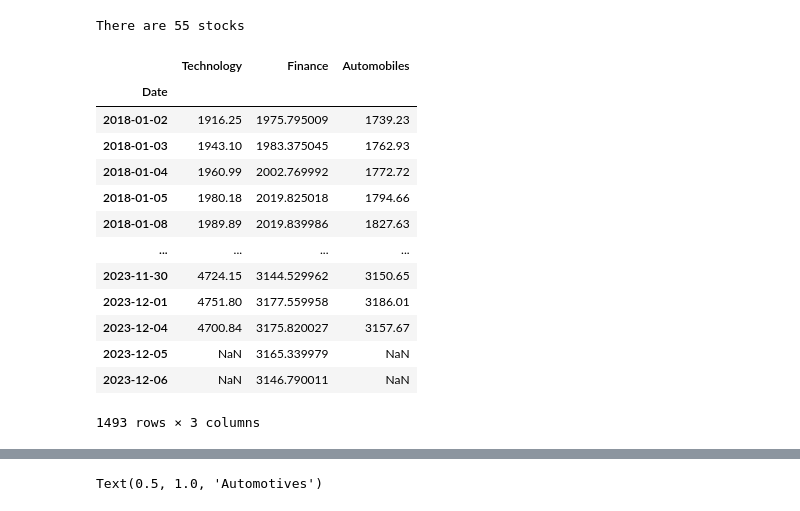
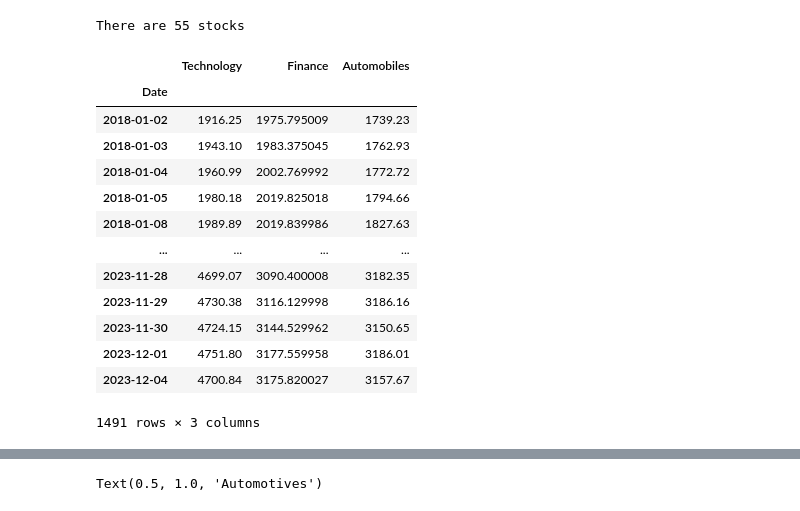
Before and after one commit to alisonands/Stock-Analysis, a Jupyter notebook: Tech/visualizations.ipynb, the cells around one changed output, grey strips where cells are left out. Cells and saved outputs as stored; diff of their text form; code cells hidden in the pictures.

```diff
--- a/Tech/visualizations.ipynb
+++ b/Tech/visualizations.ipynb
@@ -50,23 +66,23 @@ There are 55 stocks
 # %%
 data_sectors = data['Sector'].unique()
 close_prices = []
 for sector in data_sectors:
     close_prices.append(data[data['Sector']==sector].groupby('Date')['Close'].sum().rename(sector))
 
 close_prices_sector = pd.concat(close_prices, axis = 1)
-close_prices_sector
+# close_prices_sector.dropna(how='any', axis=0)
 # %% [output]
 |  | Technology | Finance | Automobiles |
 | Date |  |  |  |
 | 2018-01-02 | 1916.25 | 1975.795009 | 1739.23 |
 | 2018-01-03 | 1943.10 | 1983.375045 | 1762.93 |
 | 2018-01-04 | 1960.99 | 2002.769992 | 1772.72 |
 | 2018-01-05 | 1980.18 | 2019.825018 | 1794.66 |
 | 2018-01-08 | 1989.89 | 2019.839986 | 1827.63 |
 | ... | ... | ... | ... |
+| 2023-11-28 | 4699.07 | 3090.400008 | 3182.35 |
+| 2023-11-29 | 4730.38 | 3116.129998 | 3186.16 |
 | 2023-11-30 | 4724.15 | 3144.529962 | 3150.65 |
 | 2023-12-01 | 4751.80 | 3177.559958 | 3186.01 |
 | 2023-12-04 | 4700.84 | 3175.820027 | 3157.67 |
-| 2023-12-05 | NaN | 3165.339979 | NaN |
-| 2023-12-06 | NaN | 3146.790011 | NaN |
-1493 rows × 3 columns
+1491 rows × 3 columns
```
Also changed, not shown: parts of 9 cells of this notebook.
